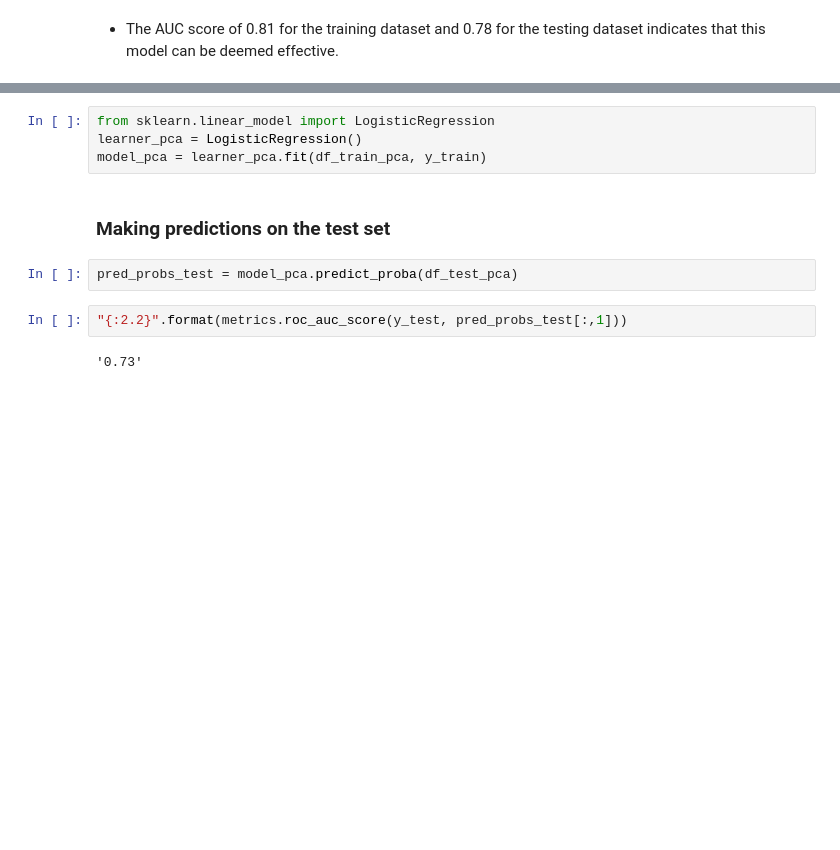
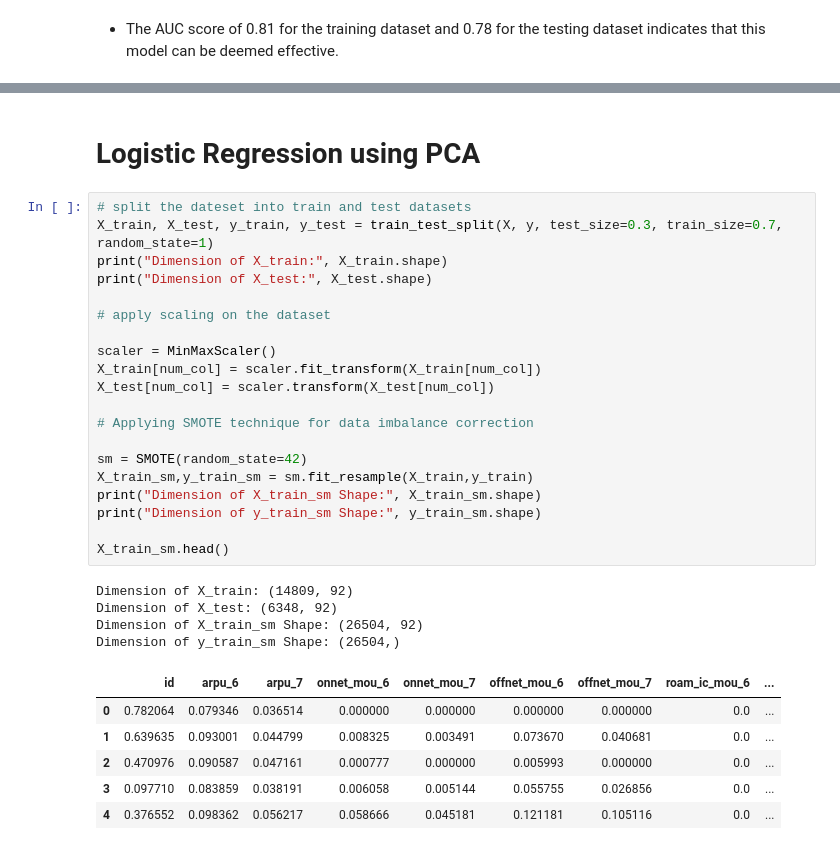
Before and after one commit to SanjayaKumarSahoo/telecom-churn-group-case-study, a Jupyter notebook: solution.ipynb, the cells around one changed output, grey strips where cells are left out. Drawn from its saved outputs; the diff is of its cells as text; blank space fills up the shorter version.

```diff
--- a/solution.ipynb
+++ b/solution.ipynb
@@ -1511,12 +1427,33 @@ df_test_pca.shape
-# %%
-from sklearn.linear_model import LogisticRegression
-learner_pca = LogisticRegression()
-model_pca = learner_pca.fit(df_train_pca, y_train)
-# %% [markdown]
-### Making predictions on the test set
-# %%
-pred_probs_test = model_pca.predict_proba(df_test_pca)
-# %%
-"{:2.2}".format(metrics.roc_auc_score(y_test, pred_probs_test[:,1]))
-# %% [output]
-'0.73'
+# %% [markdown]
+# Logistic Regression using PCA
+# %%
+# split the dateset into train and test datasets
+X_train, X_test, y_train, y_test = train_test_split(X, y, test_size=0.3, train_size=0.7, random_state=1)
+print("Dimension of X_train:", X_train.shape)
+print("Dimension of X_test:", X_test.shape)
+
+# apply scaling on the dataset
+
+scaler = MinMaxScaler()
+X_train[num_col] = scaler.fit_transform(X_train[num_col])
+X_test[num_col] = scaler.transform(X_test[num_col])
+
+# Applying SMOTE technique for data imbalance correction
+
+sm = SMOTE(random_state=42)
+X_train_sm,y_train_sm = sm.fit_resample(X_train,y_train)
+print("Dimension of X_train_sm Shape:", X_train_sm.shape)
+print("Dimension of y_train_sm Shape:", y_train_sm.shape)
+
+X_train_sm.head()
+# %% [output]
+Dimension of X_train: (14809, 92)
+Dimension of X_test: (6348, 92)
+Dimension of X_train_sm Shape: (26504, 92)
+Dimension of y_train_sm Shape: (26504,)
+|  | id | arpu_6 | arpu_7 | onnet_mou_6 | onnet_mou_7 | offnet_mou_6 | offnet_mou_7 | roam_ic_mou_6 | ... |
+| 0 | 0.782064 | 0.079346 | 0.036514 | 0.000000 | 0.000000 | 0.000000 | 0.000000 | 0.0 | ... |
+| 1 | 0.639635 | 0.093001 | 0.044799 | 0.008325 | 0.003491 | 0.073670 | 0.040681 | 0.0 | ... |
+| 2 | 0.470976 | 0.090587 | 0.047161 | 0.000777 | 0.000000 | 0.005993 | 0.000000 | 0.0 | ... |
+| 3 | 0.097710 | 0.083859 | 0.038191 | 0.006058 | 0.005144 | 0.055755 | 0.026856 | 0.0 | ... |
+| 4 | 0.376552 | 0.098362 | 0.056217 | 0.058666 | 0.045181 | 0.121181 | 0.105116 | 0.0 | ... |
```
Also changed, not shown: parts of 27 cells of this notebook.
